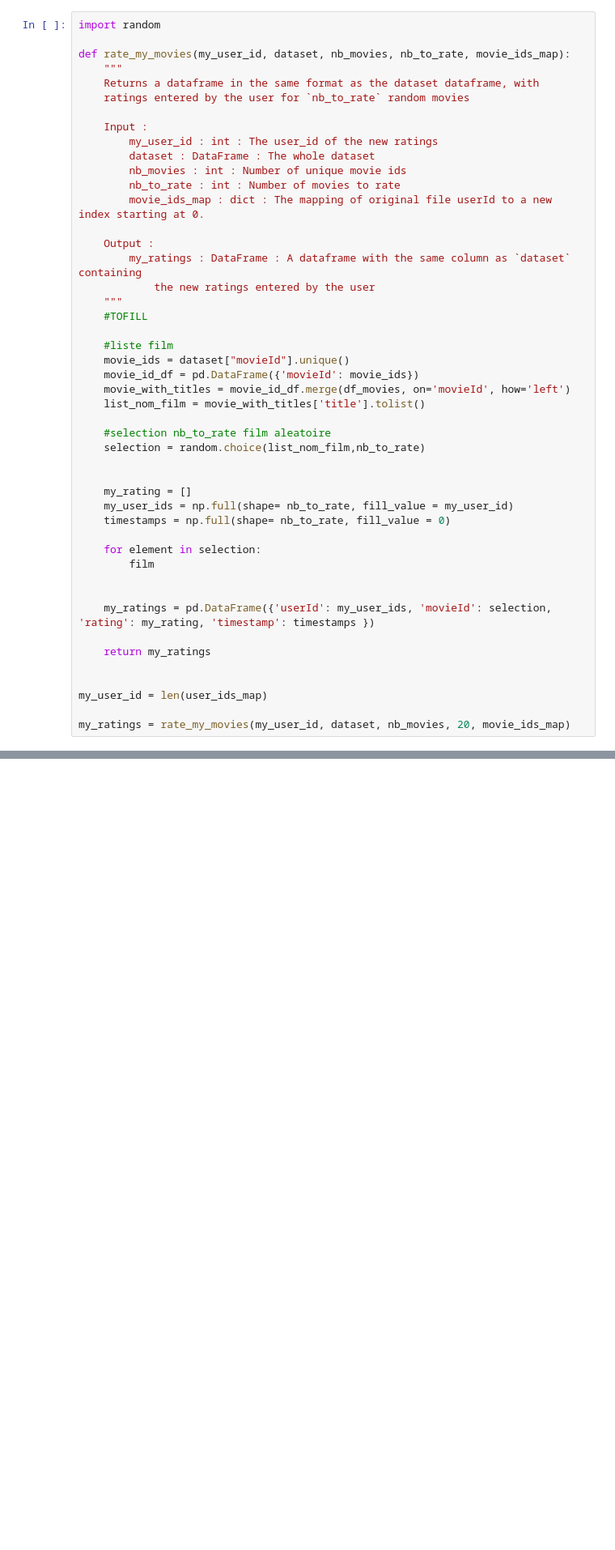
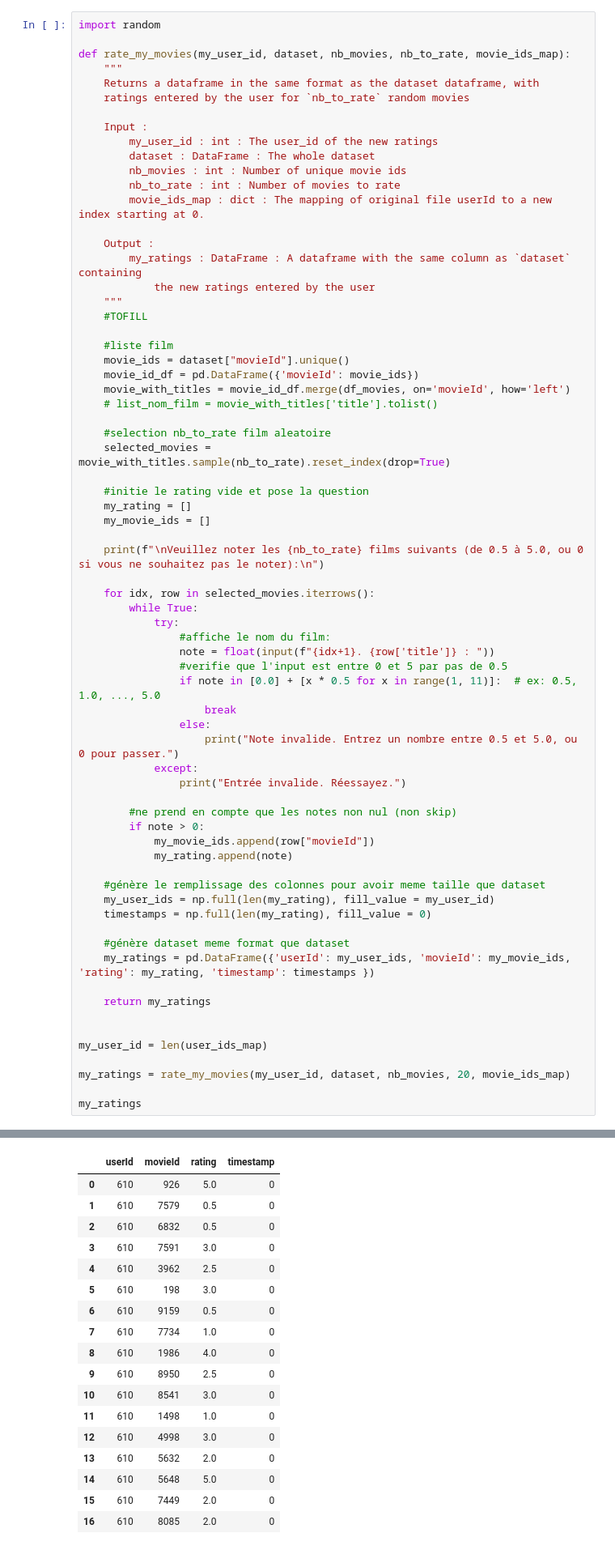
Before and after one commit to Khisanth13/ML4, a Jupyter notebook: Machine_Learning_4_Recommender_Systems.ipynb, the cells around one changed output, grey strips where cells are left out. Shown at 81% size. Cells and saved outputs as stored; diff of their text form; blank space fills up the shorter version.

```diff
--- a/Machine_Learning_4_Recommender_Systems.ipynb
+++ b/Machine_Learning_4_Recommender_Systems.ipynb
@@ -1072,21 +1085,41 @@ def rate_my_movies(my_user_id, dataset, nb_movies, nb_to_rate, movie_ids_map):
     movie_ids = dataset["movieId"].unique()
     movie_id_df = pd.DataFrame({'movieId': movie_ids})
     movie_with_titles = movie_id_df.merge(df_movies, on='movieId', how='left')
-    list_nom_film = movie_with_titles['title'].tolist()
+    # list_nom_film = movie_with_titles['title'].tolist()
 
     #selection nb_to_rate film aleatoire
-    selection = random.choice(list_nom_film,nb_to_rate)
+    selected_movies = movie_with_titles.sample(nb_to_rate).reset_index(drop=True)
 
+    #initie le rating vide et pose la question
+    my_rating = []
+    my_movie_ids = []
 
-    my_rating = []
-    my_user_ids = np.full(shape= nb_to_rate, fill_value = my_user_id)
-    timestamps = np.full(shape= nb_to_rate, fill_value = 0)
+    print(f"\nVeuillez noter les {nb_to_rate} films suivants (de 0.5 à 5.0, ou 0 si vous ne souhaitez pas le noter):\n")
 
-    for element in selection:
-        film
+    for idx, row in selected_movies.iterrows():
+        while True:
+            try:
+                #affiche le nom du film:
+                note = float(input(f"{idx+1}. {row['title']} : "))
+                #verifie que l'input est entre 0 et 5 par pas de 0.5
+                if note in [0.0] + [x * 0.5 for x in range(1, 11)]:  # ex: 0.5, 1.0, ..., 5.0
+                    break
+                else:
+                    print("Note invalide. Entrez un nombre entre 0.5 et 5.0, ou 0 pour passer.")
+            except:
+                print("Entrée invalide. Réessayez.")
 
+        #ne prend en compte que les notes non nul (non skip)
+        if note > 0:
+            my_movie_ids.append(row["movieId"])
+            my_rating.append(note)
 
-    my_ratings = pd.DataFrame({'userId': my_user_ids, 'movieId': selection, 'rating': my_rating, 'timestamp': timestamps })
+    #génère le remplissage des colonnes pour avoir meme taille que dataset
+    my_user_ids = np.full(len(my_rating), fill_value = my_user_id)
+    timestamps = np.full(len(my_rating), fill_value = 0)
+
+    #génère dataset meme format que dataset
+    my_ratings = pd.DataFrame({'userId': my_user_ids, 'movieId': my_movie_ids, 'rating': my_rating, 'timestamp': timestamps })
 
     return my_ratings
 
@@ -1094,4 +1127,6 @@ def rate_my_movies(my_user_id, dataset, nb_movies, nb_to_rate, movie_ids_map):
 my_user_id = len(user_ids_map)
 
 my_ratings = rate_my_movies(my_user_id, dataset, nb_movies, 20, movie_ids_map)
+
+my_ratings
 # %% [output]
@@ -1099,3 +1134,21 @@ TypeError: Random.choice() takes 2 positional arguments but 3 were given
+|  | userId | movieId | rating | timestamp |
+| 0 | 610 | 926 | 5.0 | 0 |
+| 1 | 610 | 7579 | 0.5 | 0 |
+| 2 | 610 | 6832 | 0.5 | 0 |
+| 3 | 610 | 7591 | 3.0 | 0 |
+| 4 | 610 | 3962 | 2.5 | 0 |
+| 5 | 610 | 198 | 3.0 | 0 |
+| 6 | 610 | 9159 | 0.5 | 0 |
+| 7 | 610 | 7734 | 1.0 | 0 |
+| 8 | 610 | 1986 | 4.0 | 0 |
+| 9 | 610 | 8950 | 2.5 | 0 |
+| 10 | 610 | 8541 | 3.0 | 0 |
+| 11 | 610 | 1498 | 1.0 | 0 |
+| 12 | 610 | 4998 | 3.0 | 0 |
+| 13 | 610 | 5632 | 2.0 | 0 |
+| 14 | 610 | 5648 | 5.0 | 0 |
+| 15 | 610 | 7449 | 2.0 | 0 |
+| 16 | 610 | 8085 | 2.0 | 0 |
 # %%
 dataset_with_me = pd.concat([dataset, my_ratings], axis = 0).sample(frac=1).reset_index(drop=True)
 
```
Also changed, not shown: parts of 12 cells of this notebook.
